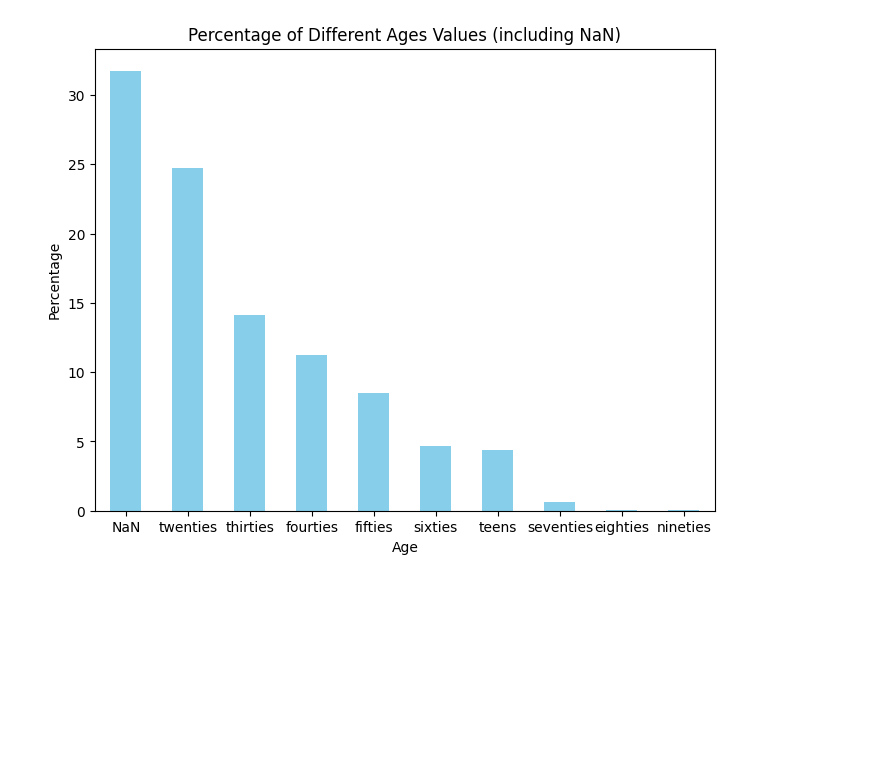
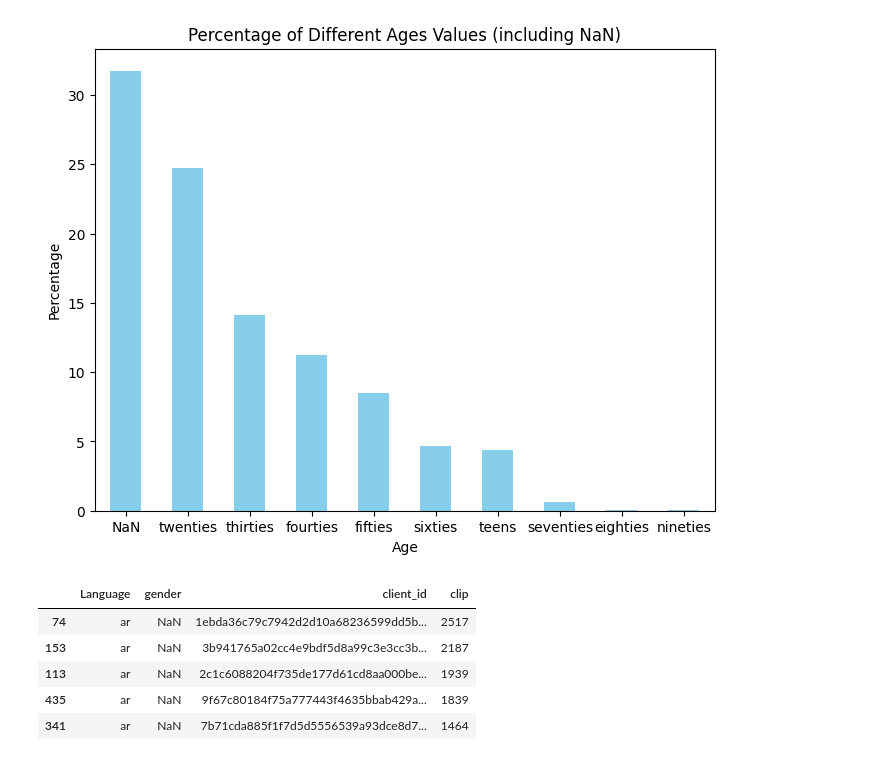
Before and after one commit to aannaaiiss/data_analysis_project, a Jupyter notebook: BEKOLO_data_analysis_final_project.ipynb, the cells around one changed output. Drawn from its saved outputs; the diff is of its cells as text; code cells hidden in the pictures; blank space fills up the shorter version.

Commit message:
question5

```diff
--- a/BEKOLO_data_analysis_final_project.ipynb
+++ b/BEKOLO_data_analysis_final_project.ipynb
@@ -67,13 +67,10 @@ zh-CN 215156913
 # %%
 #Create several DataFrames
 genders = ["female", "male", None,"other"]
-languages = list(lang_data.keys())
-
 data = []
 
 for gender in genders:
-    for lang in languages:
-        df = lang_data[lang]
+    for lang,df in lang_data.items():
         total_duration = df[df["gender"] == gender]["duration[ms]"].sum()
         num_speakers = df["client_id"].nunique()
         data.append([gender, lang, total_duration, num_speakers])
@@ -206,3 +203,17 @@ plt.xticks(rotation=0)
 plt.show()
 # %% [output]
 [figure]
+# %%
+#Question 5
+#Print he 7 speakers who produced the most recordings for each language and each gender
+grouped_df = concatenated_df.groupby(['Language', 'gender', 'client_id'])['clip'].count().reset_index()
+sorted_df = grouped_df.sort_values(['Language', 'gender', 'clip'], ascending=[True, True, False])
+top_speakers = sorted_df.groupby(['Language', 'gender']).head(7)
+top_speakers.head()
+# %% [output]
+|  | Language | gender | client_id | clip |
+| 74 | ar | NaN | 1ebda36c79c7942d2d10a68236599dd5b... | 2517 |
+| 153 | ar | NaN | 3b941765a02cc4e9bdf5d8a99c3e3cc3b... | 2187 |
+| 113 | ar | NaN | 2c1c6088204f735de177d61cd8aa000be... | 1939 |
+| 435 | ar | NaN | 9f67c80184f75a777443f4635bbab429a... | 1839 |
+| 341 | ar | NaN | 7b71cda885f1f7d5d5556539a93dce8d7... | 1464 |
```
